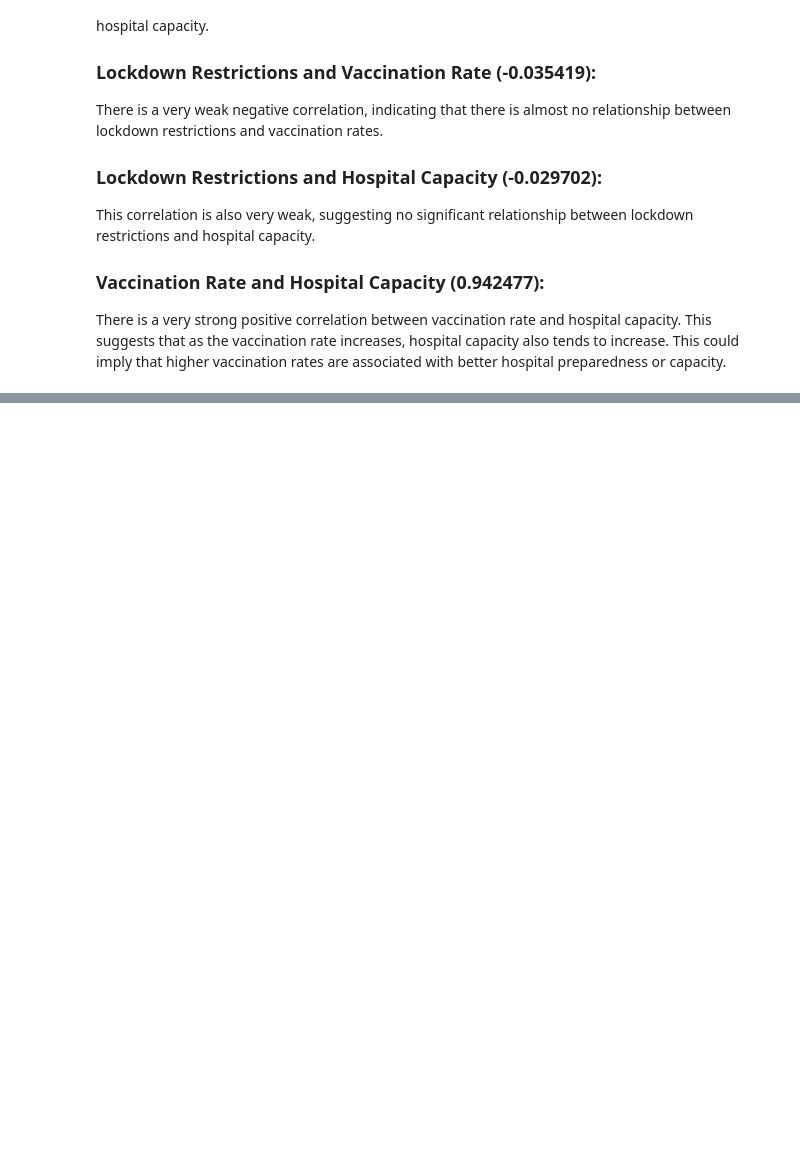
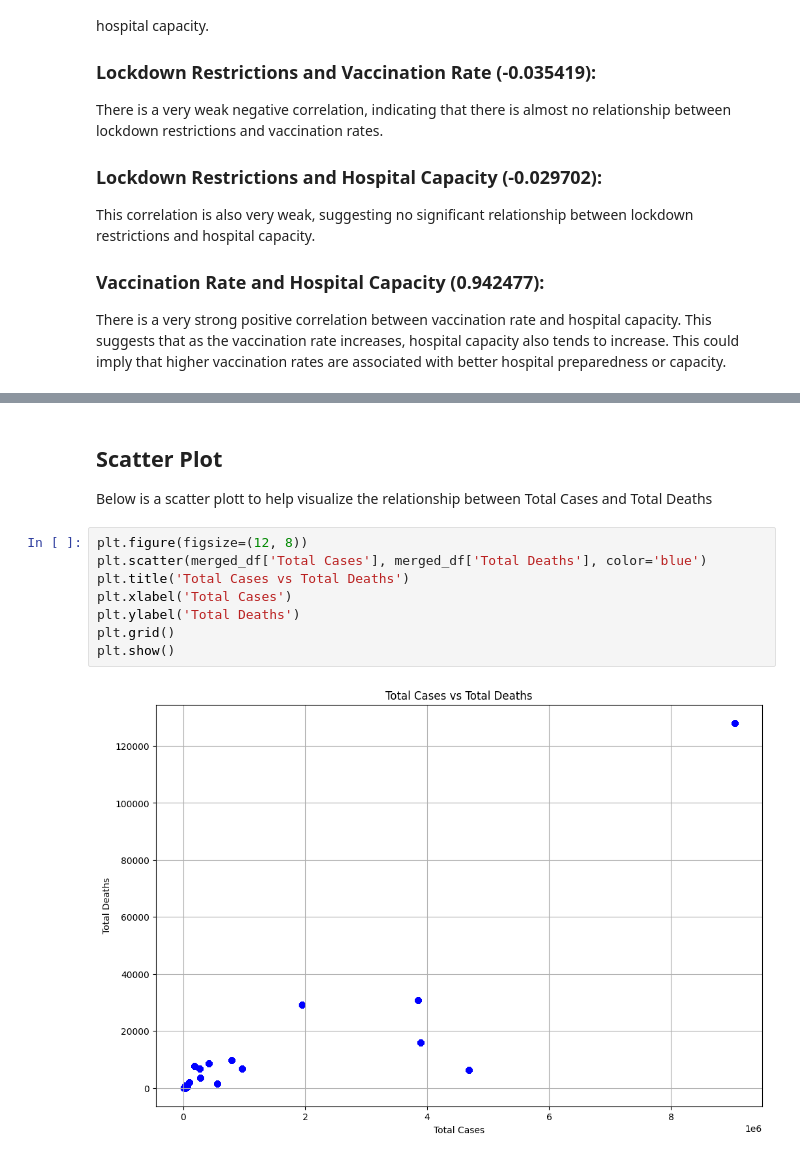
Before and after one commit to ogutu-23/Covid-19-Pandemic, a Jupyter notebook: index.ipynb, the cells around one changed output, grey strips where cells are left out. Drawn from its saved outputs; the diff is of its cells as text; blank space fills up the shorter version.

```diff
--- a/index.ipynb
+++ b/index.ipynb
@@ -606,0 +626,13 @@ There is a very strong positive correlation between vaccination rate and hospita
+# %% [markdown]
+## Scatter Plot
+Below is a scatter plott to help visualize the relationship between Total Cases and Total Deaths
+# %%
+plt.figure(figsize=(12, 8))
+plt.scatter(merged_df['Total Cases'], merged_df['Total Deaths'], color='blue')
+plt.title('Total Cases vs Total Deaths')
+plt.xlabel('Total Cases')
+plt.ylabel('Total Deaths')
+plt.grid()
+plt.show()
+# %% [output]
+[figure, added]
```
Also changed, not shown: parts of 29 cells of this notebook.
